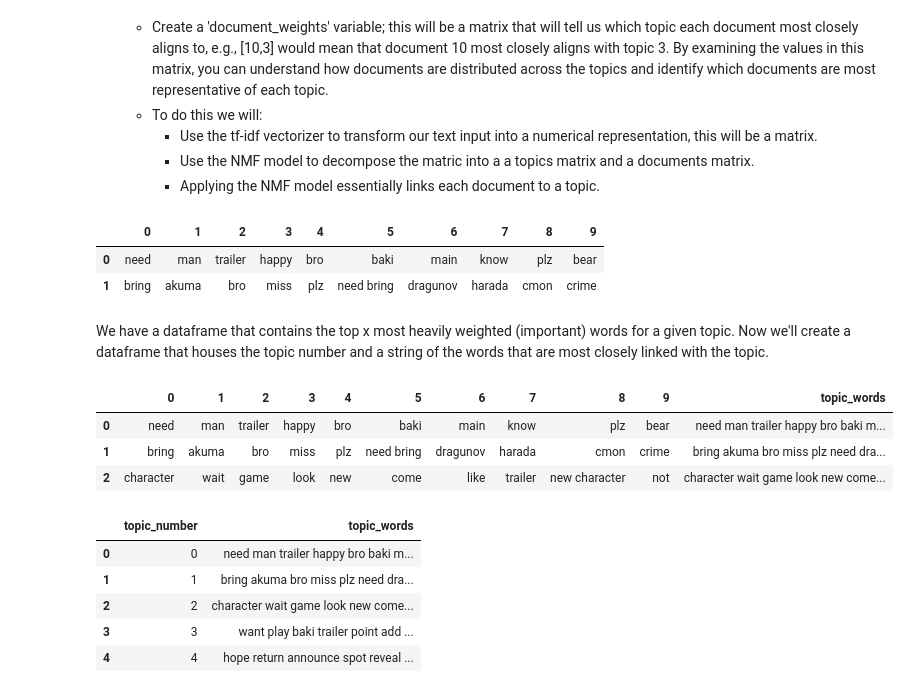
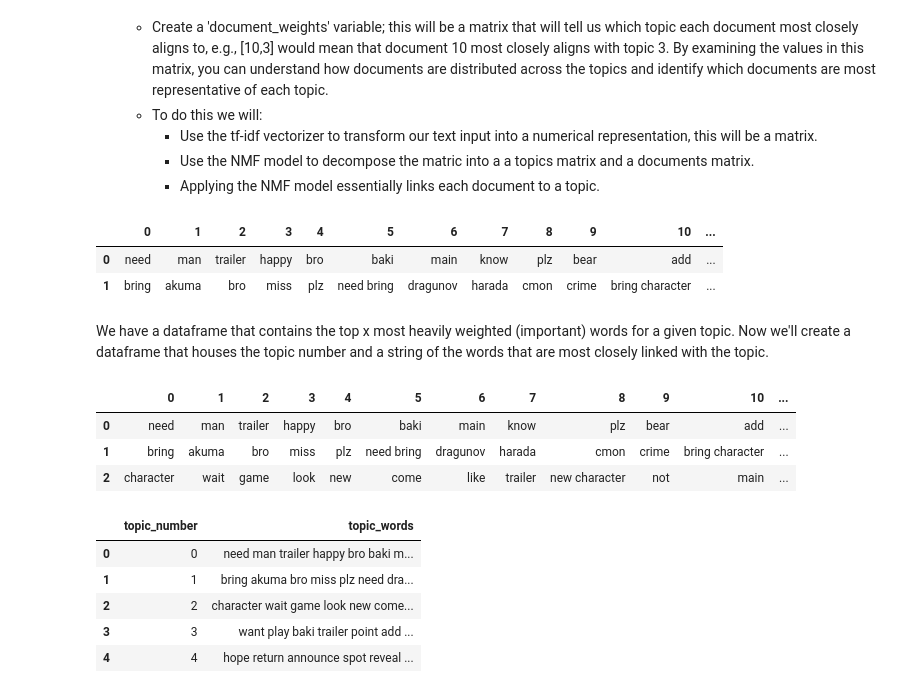
Before and after one commit to JonR45/TekkenNLP, a Jupyter notebook: notebooks/4.2.1.NMF-5-topics.ipynb, the cells around one changed output. Drawn from its saved outputs; the diff is of its cells as text; code cells hidden in the pictures.

```diff
--- a/notebooks/4.2.1.NMF-5-topics.ipynb
+++ b/notebooks/4.2.1.NMF-5-topics.ipynb
@@ -363,18 +373,18 @@ len(nmf.components_[0])
 document_weights = nmf.transform(tfidf_vectorizer.transform(texts))
 # %%
 # set the number of words we want to use (the top x many)
-number_of_words = 10
+number_of_words = 15
 
 df_topic = topic_dataframe(model=nmf,
                            feature_names=tfidf_feature_names,
                            number_of_words=number_of_words
                           ).T    # .T transposes the dataframe
 
 df_topic.head(2)
 # %% [output]
-|  | 0 | 1 | 2 | 3 | 4 | 5 | 6 | 7 | 8 | 9 |
-| 0 | need | man | trailer | happy | bro | baki | main | know | plz | bear |
-| 1 | bring | akuma | bro | miss | plz | need bring | dragunov | harada | cmon | crime |
+|  | 0 | 1 | 2 | 3 | 4 | 5 | 6 | 7 | 8 | 9 | 10 | ... |
+| 0 | need | man | trailer | happy | bro | baki | main | know | plz | bear | add | ... |
+| 1 | bring | akuma | bro | miss | plz | need bring | dragunov | harada | cmon | crime | bring character | ... |
 # %% [markdown]
 We have a dataframe that contains the top x most heavily weighted (important) words for a given topic. Now we'll create a dataframe that houses the topic number and a string of the words that are most closely linked with the topic.
 # %%
@@ -390,10 +400,10 @@ df_topic['topic_words'] = df_topic['topic_words'].str[0]  # returns the str of f
 
 df_topic.head(3)
 # %% [output]
-|  | 0 | 1 | 2 | 3 | 4 | 5 | 6 | 7 | 8 | 9 | topic_words |
-| 0 | need | man | trailer | happy | bro | baki | main | know | plz | bear | need man trailer happy bro baki m... |
-| 1 | bring | akuma | bro | miss | plz | need bring | dragunov | harada | cmon | crime | bring akuma bro miss plz need dra... |
-| 2 | character | wait | game | look | new | come | like | trailer | new character | not | character wait game look new come... |
+|  | 0 | 1 | 2 | 3 | 4 | 5 | 6 | 7 | 8 | 9 | 10 | ... |
+| 0 | need | man | trailer | happy | bro | baki | main | know | plz | bear | add | ... |
+| 1 | bring | akuma | bro | miss | plz | need bring | dragunov | harada | cmon | crime | bring character | ... |
+| 2 | character | wait | game | look | new | come | like | trailer | new character | not | main | ... |
 # %%
 pd.set_option('display.max_colwidth', None)
 
```
Also changed, not shown: parts of 3 cells of this notebook, 9 other files.
